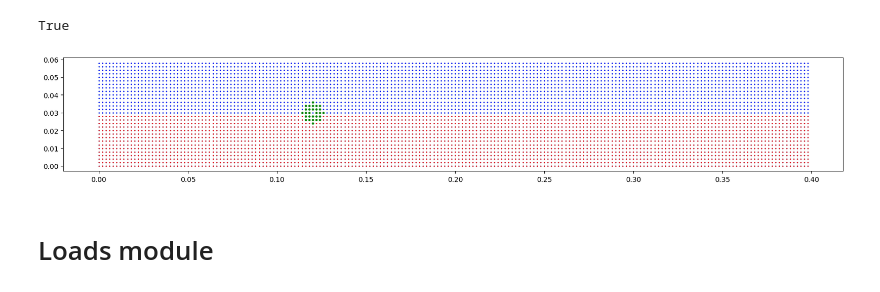
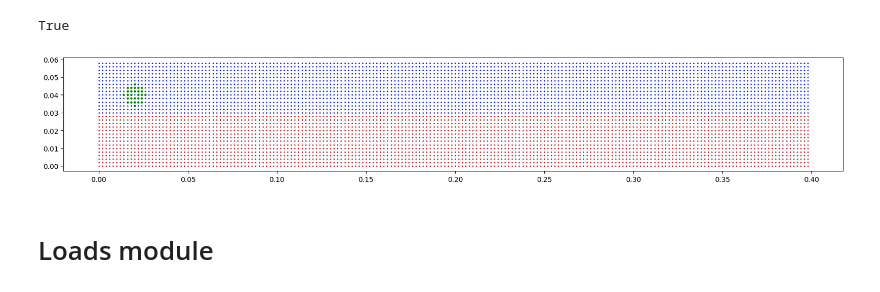
Before and after one commit to fjerenec/Verse2, a Jupyter notebook: notebooks/DCB-test.ipynb, the cells around one changed output. Saved outputs shown, nothing was run; the diff lists cells and outputs as text; code cells hidden in the pictures.

```diff
--- a/notebooks/DCB-test.ipynb
+++ b/notebooks/DCB-test.ipynb
@@ -179,19 +179,19 @@ True
 testDisc = model0.Discretizations.discretizationsTable["TestDisc"]
 model0.Discretizations.set_selected_discretization(DiscretizationName="TestDisc")
 # %%
-data = testDisc.get_node_family_coords(3060)
+data = testDisc.get_node_family_coords(4010)
 fig = plt.figure(figsize=(20,20))
 ax = fig.add_subplot()
 size=0.5
 ax.scatter(coordVec[:,0],coordVec[:,1],s = size)
 ax.scatter(coordVec[SetIDs,0],coordVec[SetIDs,1],c = "r",s=size)
 ax.scatter(coordVec[SetIDs2,0],coordVec[SetIDs2,1],c = "b",s=size)
 ax.scatter(data[:,0],data[:,1],s=5,c="green")
 ax.set_aspect(1)
 # plt.xlim(0.035,0.04)
 # plt.ylim(0.0,0.0024)
 # %% [output]
-[figure, old version]
+[figure, new version]
 # %% [markdown]
 # Loads module
 # %%
```
Also changed, not shown: parts of 5 cells of this notebook, 3 other files.
